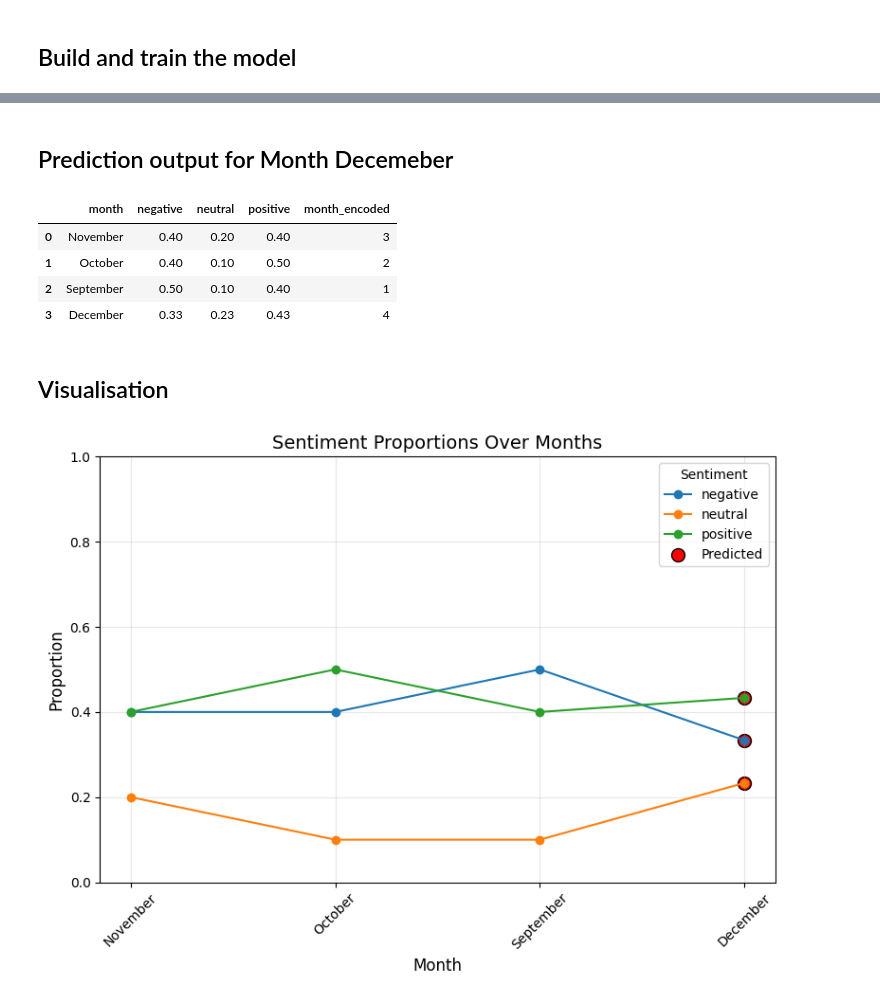
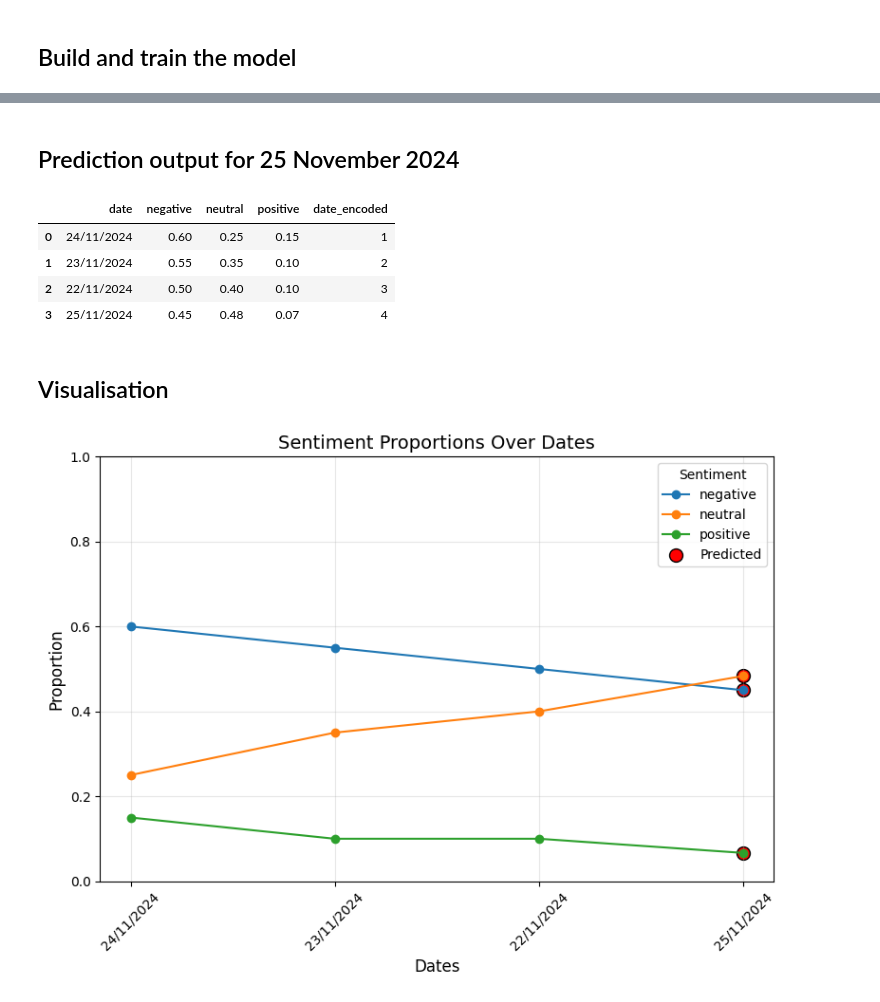
Before and after one commit to elz-ming/ccbd_ui, a Jupyter notebook: api/task6-prediction.ipynb, the cells around one changed output, grey strips where cells are left out. Cells and saved outputs as stored; diff of their text form; code cells hidden in the pictures.

Commit message:
updated to dates

```diff
--- a/api/task6-prediction.ipynb
+++ b/api/task6-prediction.ipynb
@@ -187,5 +37,5 @@ date
 # %%
-sentiment_proportions = pd.DataFrame(sentiment_proportions, index=['24-11-2024', '23-11-2024', '22-11-2024'])
+sentiment_proportions = pd.DataFrame(sentiment_proportions, index=['24/11/2024', '23/11/2024', '22/11/2024'])
 
 # Reset index to turn 'month' into a column
 sentiment_proportions = sentiment_proportions.reset_index()
@@ -194,7 +44,7 @@ sentiment_proportions = sentiment_proportions.reset_index()
 sentiment_proportions = sentiment_proportions.rename(columns={'index': 'date'})
 
 # Map months to numeric values
-sentiment_proportions['date'] = sentiment_proportions['date'].map({"24-11-2024": 1, "23-11-2024": 2, "22-11-2024": 3})
+sentiment_proportions['date_encoded'] = sentiment_proportions['date'].map({"24/11/2024": 1, "23/11/2024": 2, "22/11/2024": 3})
 
 # Display the updated DataFrame
 sentiment_proportions
@@ -207,7 +57,7 @@ sentiment_proportions
 ## Build and train the model
 # %%
 # Features (X) and target (Y) setup
-X = sentiment_proportions[['date']]  # Only month_encoded as the feature
+X = sentiment_proportions[['date_encoded']]  # Only month_encoded as the feature
 y_negative = sentiment_proportions['negative']
 y_neutral = sentiment_proportions['neutral']
 y_positive = sentiment_proportions['positive']
@@ -228,14 +78,17 @@ ValueError: Input y contains NaN.
 # %% [markdown]
-## Prediction output for Month Decemeber
+## Prediction output for 25 November 2024
 # %%
-# Predict sentiment proportions for 26 November 2024
-predicted_negative = model_negative.predict(26-11-2024)
-predicted_neutral = model_neutral.predict(26-11-2024)
-predicted_positive = model_positive.predict(26-11-2024)
+nextday = pd.DataFrame({
+    'date_encoded': [4]  # Assuming 'date_encoded' is a feature used by the model
+})
+# Predict sentiment proportions for 25 November 2024
+predicted_negative = model_negative.predict(nextday)
+predicted_neutral = model_neutral.predict(nextday)
+predicted_positive = model_positive.predict(nextday)
 
-#Create a DataFrame for December predictions
-december_df = pd.DataFrame({
-    'date': ['26-11-2024'],
+#Create a DataFrame for 25/11/2024 predictions
+nextday_df = pd.DataFrame({
+    'date': ['25/11/2024'],
     'negative': [predicted_negative[0]],
     'neutral': [predicted_neutral[0]],
     'positive': [predicted_positive[0]],
@@ -244,50 +97,50 @@ december_df = pd.DataFrame({
 
 # Set pandas to display floats with 2 significant figures
 pd.options.display.float_format = '{:.2f}'.format
-# Append December predictions to the existing sentiment proportions DataFrame
-final_df = pd.concat([sentiment_proportions, december_df], ignore_index=True)
+# Append the next day predictions to the existing sentiment proportions DataFrame
+final_df = pd.concat([sentiment_proportions, nextday_df], ignore_index=True)
 
 # Display the combined DataFrame
 final_df
 # %% [output]
-|  | month | negative | neutral | positive | month_encoded |
-| 0 | November | 0.40 | 0.20 | 0.40 | 3 |
-| 1 | October | 0.40 | 0.10 | 0.50 | 2 |
-| 2 | September | 0.50 | 0.10 | 0.40 | 1 |
-| 3 | December | 0.33 | 0.23 | 0.43 | 4 |
+|  | date | negative | neutral | positive | date_encoded |
+| 0 | 24/11/2024 | 0.60 | 0.25 | 0.15 | 1 |
+| 1 | 23/11/2024 | 0.55 | 0.35 | 0.10 | 2 |
+| 2 | 22/11/2024 | 0.50 | 0.40 | 0.10 | 3 |
+| 3 | 25/11/2024 | 0.45 | 0.48 | 0.07 | 4 |
 # %% [markdown]
 ## Visualisation
 # %%
 # Plot the sentiment proportions
 plt.figure(figsize=(8, 6))
 
 # Plot lines for each sentiment
 for sentiment in ['negative', 'neutral', 'positive']:
     plt.plot(final_df['date'], final_df[sentiment], label=sentiment, marker='o')
 
-# Highlight December data
-lastday_row = final_df[final_df['date'] == '26-11-2024']
+# Highlight next day data
+lastday_row = final_df[final_df['date'] == '25/11/2024']
 for sentiment in ['negative', 'neutral', 'positive']:
     plt.scatter(
-        lastday_row['26-11-2024'],
+        lastday_row['date'],
         lastday_row[sentiment],
         color='red',
         label=f"Predicted" if sentiment == 'negative' else None,  # Avoid duplicate legend entries
         s=100,
         edgecolor='black'
     )
 
 # Customize the plot
 plt.title('Sentiment Proportions Over Dates', fontsize=14)
 plt.xlabel('Dates', fontsize=12)
 plt.ylabel('Proportion', fontsize=12)
 plt.ylim(0, 1)  # Sentiment proportions range from 0 to 1
 plt.xticks(rotation=45)
 plt.legend(title='Sentiment', fontsize=10)
 plt.grid(alpha=0.3)
 plt.tight_layout()
 
 # Show the plot
 plt.show()
 # %% [output]
-[figure, old version]
+[figure, new version]
```
Also changed, not shown: parts of 4 cells of this notebook.
